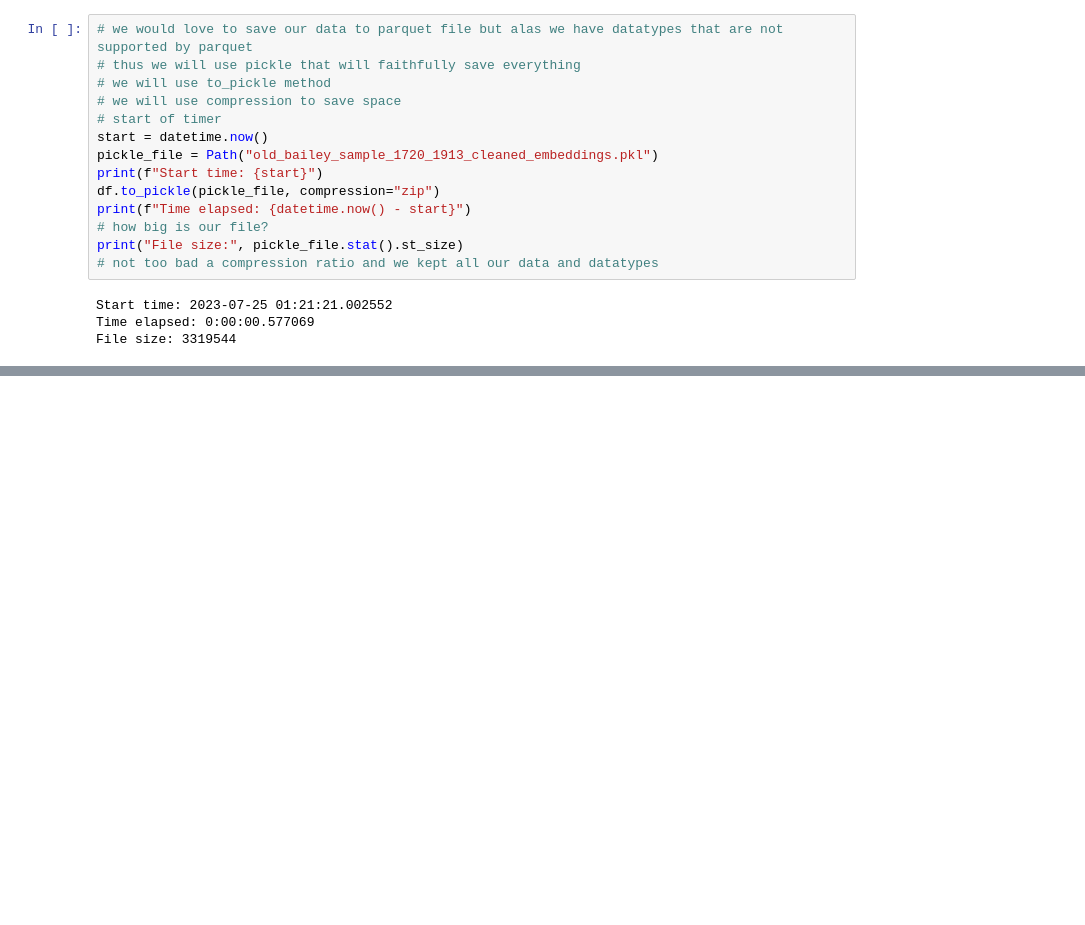
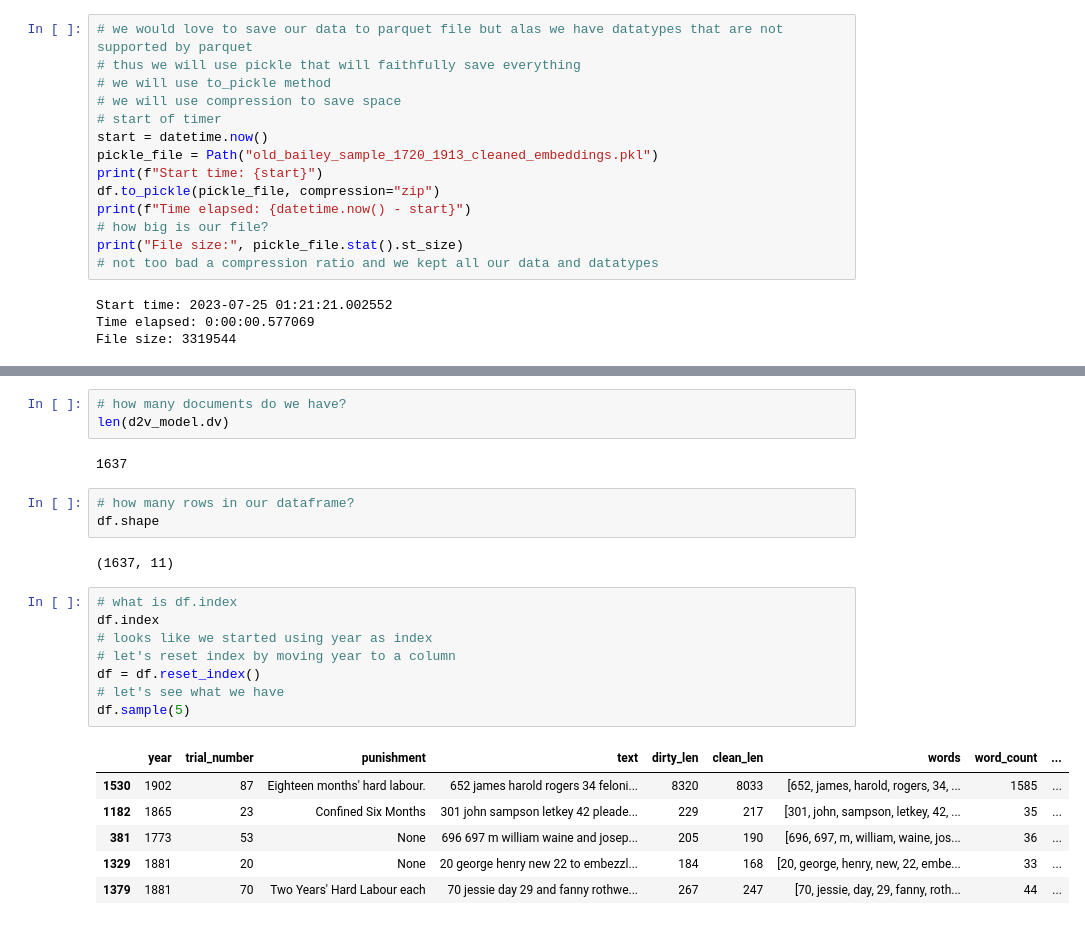
Before and after one commit to ValRCS/BSSDH_2023_workshop, a Jupyter notebook: notebooks/day1_part3_embeddings.ipynb, the cells around one changed output, grey strips where cells are left out. Saved outputs shown, nothing was run; the diff lists cells and outputs as text; blank space fills up the shorter version.

```diff
--- a/notebooks/day1_part3_embeddings.ipynb
+++ b/notebooks/day1_part3_embeddings.ipynb
@@ -555,0 +792,25 @@ File size: 3319544
+# %%
+# how many documents do we have?
+len(d2v_model.dv)
+# %% [output]
+1637
+# %%
+# how many rows in our dataframe?
+df.shape
+# %% [output]
+(1637, 11)
+# %%
+# what is df.index
+df.index
+# looks like we started using year as index
+# let's reset index by moving year to a column
+df = df.reset_index()
+# let's see what we have
+df.sample(5)
+# %% [output]
+|  | year | trial_number | punishment | text | dirty_len | clean_len | words | word_count | ... |
+| 1530 | 1902 | 87 | Eighteen months' hard labour. | 652 james harold rogers 34 feloni... | 8320 | 8033 | [652, james, harold, rogers, 34, ... | 1585 | ... |
+| 1182 | 1865 | 23 | Confined Six Months | 301 john sampson letkey 42 pleade... | 229 | 217 | [301, john, sampson, letkey, 42, ... | 35 | ... |
+| 381 | 1773 | 53 | None | 696 697 m william waine and josep... | 205 | 190 | [696, 697, m, william, waine, jos... | 36 | ... |
+| 1329 | 1881 | 20 | None | 20 george henry new 22 to embezzl... | 184 | 168 | [20, george, henry, new, 22, embe... | 33 | ... |
+| 1379 | 1881 | 70 | Two Years' Hard Labour each | 70 jessie day 29 and fanny rothwe... | 267 | 247 | [70, jessie, day, 29, fanny, roth... | 44 | ... |
```
Also changed, not shown: parts of 24 cells of this notebook.
